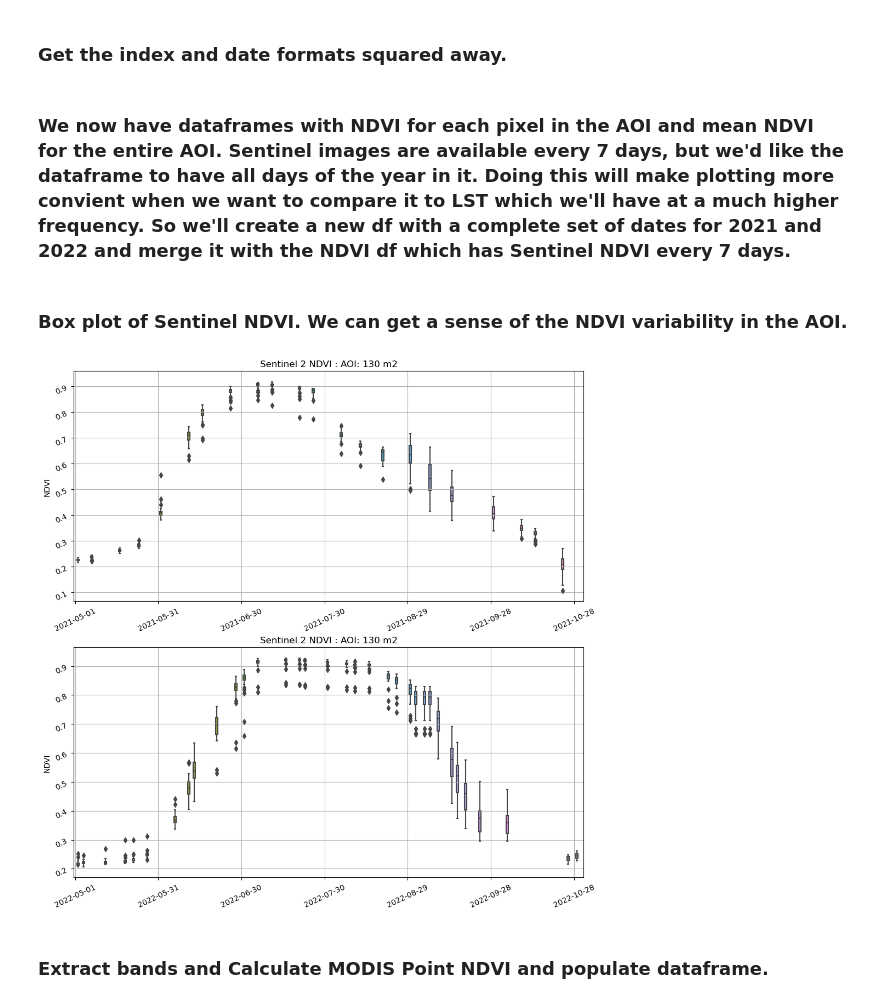
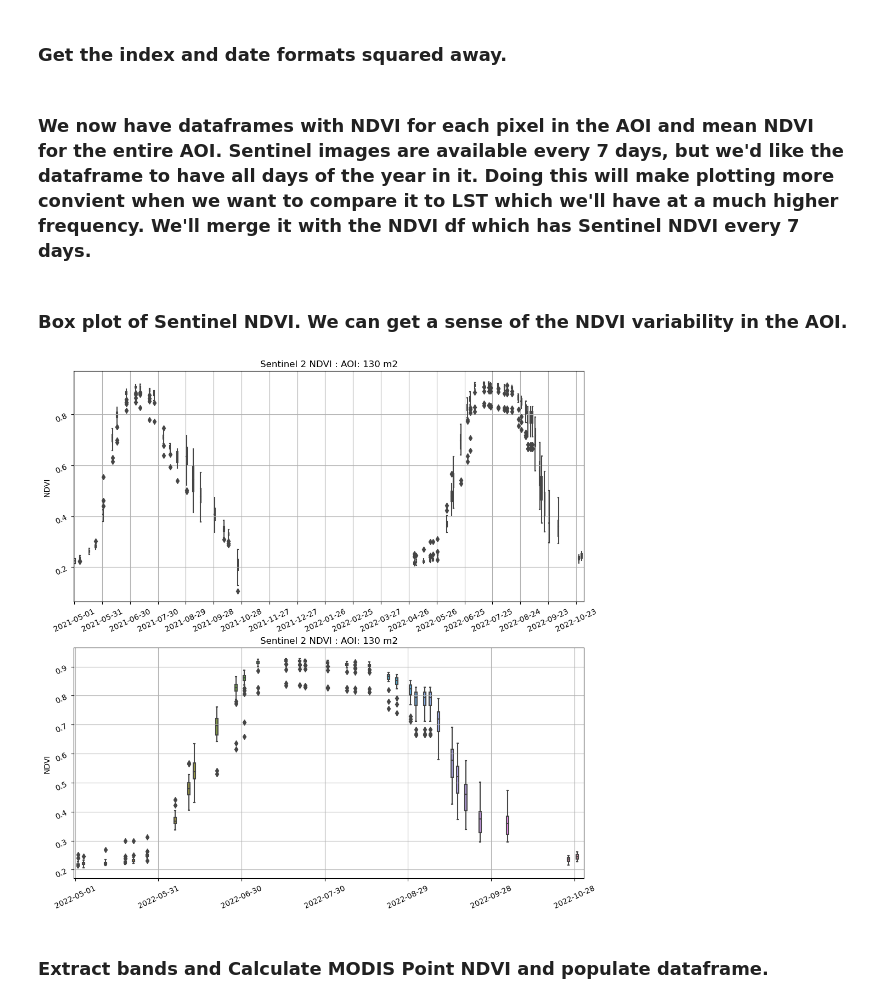
Before and after one commit to eculler/lst-crop-stress-capstone, a Jupyter notebook: exploratory/corn-lst-comparison-tcruicks.ipynb, the cells around one changed output. Saved outputs shown, nothing was run; the diff lists cells and outputs as text; code cells hidden in the pictures.

```diff
--- a/exploratory/corn-lst-comparison-tcruicks.ipynb
+++ b/exploratory/corn-lst-comparison-tcruicks.ipynb
@@ -470,6 +486,15 @@ end1 = '2021-10-31T00:00:00Z'
 start2 = '2022-05-01T00:00:00Z'
 end2 = '2022-10-31T00:00:00Z'
 
+# Create a DataFrame with all dates between specified start<-->end using pd.date_range()
+# We'll use this later on to create full date dataframes with data.
+all_dates = pd.DataFrame(pd.date_range(
+    '2021-01-01', '2022-12-31', name='date'))
+
+# Set the index and drop the duplicate date column.
+all_dates.set_index(pd.to_datetime(all_dates.date), inplace=True)
+all_dates.drop(columns='date', inplace=True)
+
 # ---------------------------------------------------------------------------
 # ---------------------------------------------------------------------------
 
@@ -582,10 +613,3 @@ s2_mean_ndvi_df = mean_df.set_index(
 s2_mean_ndvi_df.index = pd.to_datetime(s2_mean_ndvi_df.index)
 # %% [markdown]
-### We now have dataframes with NDVI for each pixel in the AOI and mean NDVI for the entire AOI.  Sentinel images are available every 7 days, but we'd like the dataframe to have all days of the year in it.  Doing this will make plotting more convient when we want to compare it to LST which we'll have at a much higher frequency. So we'll create a new df with a complete set of dates for 2021 and 2022 and merge it with the NDVI df which has Sentinel NDVI every 7 days.
+### We now have dataframes with NDVI for each pixel in the AOI and mean NDVI for the entire AOI.  Sentinel images are available every 7 days, but we'd like the dataframe to have all days of the year in it.  Doing this will make plotting more convient when we want to compare it to LST which we'll have at a much higher frequency. We'll merge it with the NDVI df which has Sentinel NDVI every 7 days.
-# %%
-# first create a DataFrame with all dates between specified start<-->end using pd.date_range()
-all_dates = pd.DataFrame(pd.date_range(
-    '2021-01-01', '2022-12-31', name='date'))
-all_dates.set_index(pd.to_datetime(all_dates.date), drop=True, inplace=True)
-s2_ndvi_full_df = all_dates.merge(
-    s2_ndvi_df, left_index=True, right_index=True, how='outer')
@@ -594,37 +622,42 @@ s2_ndvi_full_df = all_dates.merge(
 # %%
 fig, (ax1, ax2) = plt.subplots(2, 1, figsize=(12, 12))
 
-s2_ndvi_full_2021_df = s2_ndvi_full_df['2021-05-01':'2021-10-31']
+s2_ndvi_full_2021_df = s2_ndvi_full_df['2021-05-01':'2022-10-31']
 s2_ndvi_full_2022_df = s2_ndvi_full_df['2022-05-01':'2022-10-31']
 
 # Make box plots.
 (sns.boxplot(
     # x=s2_ndvi_df.index.to_series().apply(lambda x: x.strftime('%Y-%m-%d')),
     x=s2_ndvi_full_2021_df.index.strftime('%Y-%m-%d'),
+    #x=s2_ndvi_full_2021_df['2021-05-01':'2021-10-31'].index.strftime('%Y-%m-%d'),
     y=s2_ndvi_full_2021_df['s2_ndvi'],
     ax=ax1)
     .set(title="Sentinel 2 NDVI : AOI: 130 m2"))
 
+
 (sns.boxplot(
     # x=s2_ndvi_df.index.to_series().apply(lambda x: x.strftime('%Y-%m-%d')),
     x=s2_ndvi_full_2022_df.index.strftime('%Y-%m-%d'),
+    #x=s2_ndvi_full_2021_df['2022-05-01':'2022-10-31'].index.strftime('%Y-%m-%d'),
     y=s2_ndvi_full_2022_df['s2_ndvi'],
     ax=ax2)
     .set(title="Sentinel 2 NDVI : AOI: 130 m2"))
+
+#ax = df_2021.plot.scatter(y='ndvi', x='date', label='2021', figsize=(12,6))
 
 ax1.set_ylabel('NDVI')
 ax1.xaxis.set_major_locator(ticker.MultipleLocator(30))
 ax1.tick_params(labelrotation=25)
 
 ax2.set_ylabel('NDVI')
 ax2.xaxis.set_major_locator(ticker.MultipleLocator(30))
 ax2.tick_params(labelrotation=25)
 # plt.xlim('2021-01-01', '2022-12-31')
 # plt.axvspan('2022-01-01', '2022-12-31', ymin=0, ymax=1, alpha=.2)
 ax1.grid()
 ax2.grid()
 # %% [output]
-[figure, old version]
+[figure, new version]
 # %% [markdown]
 ### Extract bands and Calculate MODIS Point NDVI and populate dataframe.
 # %%
```
Also changed, not shown: parts of 10 cells of this notebook, 1 other file.
